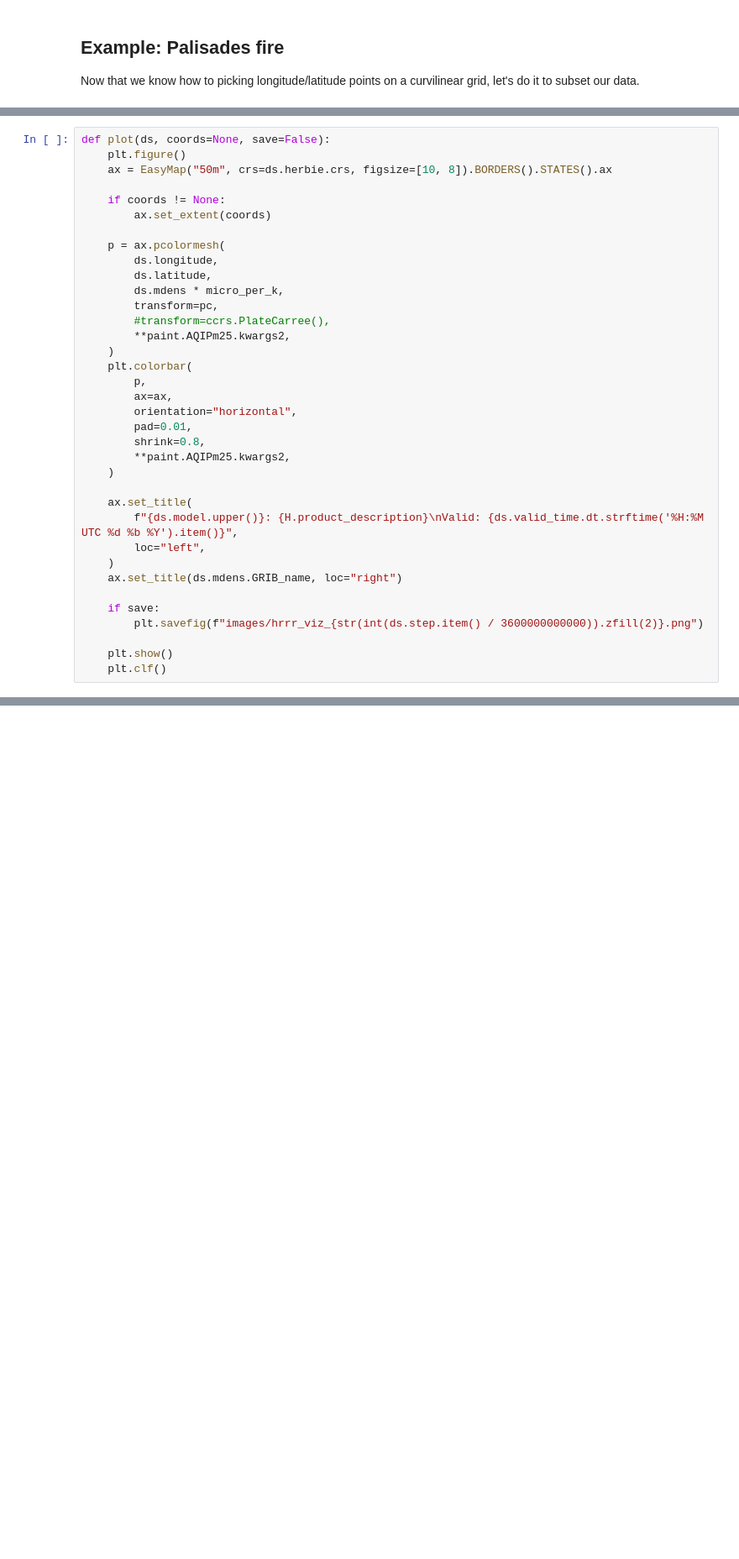
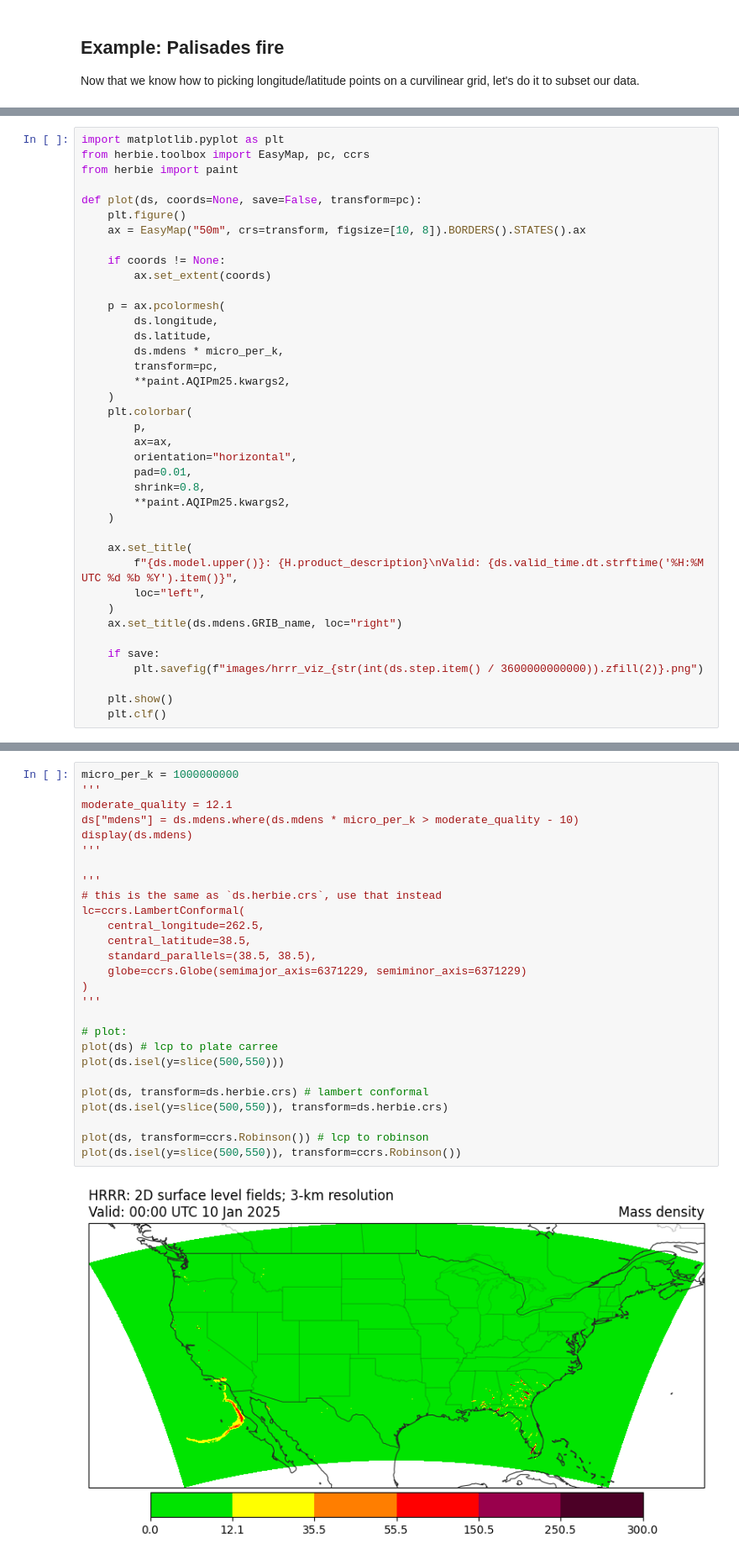
Before and after one commit to matthewgraca/hrrr-smoke-viz, a Jupyter notebook: hrrr_to_np.ipynb, the cells around one changed output, grey strips where cells are left out. Shown at 84% size. Cells and saved outputs as stored; diff of their text form; blank space fills up the shorter version.

```diff
--- a/hrrr_to_np.ipynb
+++ b/hrrr_to_np.ipynb
@@ -187,7 +75,11 @@ array([[1.52000e-09, 1.52000e-09, 1.52000e-09, ..., 8.85486e-26,
 # %%
-def plot(ds, coords=None, save=False):
+import matplotlib.pyplot as plt
+from herbie.toolbox import EasyMap, pc, ccrs
+from herbie import paint
+
+def plot(ds, coords=None, save=False, transform=pc):
     plt.figure()
-    ax = EasyMap("50m", crs=ds.herbie.crs, figsize=[10, 8]).BORDERS().STATES().ax
+    ax = EasyMap("50m", crs=transform, figsize=[10, 8]).BORDERS().STATES().ax
 
     if coords != None:
         ax.set_extent(coords)
@@ -197,7 +89,6 @@ def plot(ds, coords=None, save=False):
         ds.latitude,
         ds.mdens * micro_per_k,
         transform=pc,
-        #transform=ccrs.PlateCarree(),
         **paint.AQIPm25.kwargs2,
     )
     plt.colorbar(
@@ -222,0 +217,29 @@ def plot(ds, coords=None, save=False):
+# %%
+micro_per_k = 1000000000
+'''
+moderate_quality = 12.1
+ds["mdens"] = ds.mdens.where(ds.mdens * micro_per_k > moderate_quality - 10)
+display(ds.mdens)
+'''
+
+'''
+# this is the same as `ds.herbie.crs`, use that instead
+lc=ccrs.LambertConformal(
+    central_longitude=262.5,
+    central_latitude=38.5,
+    standard_parallels=(38.5, 38.5),
+    globe=ccrs.Globe(semimajor_axis=6371229, semiminor_axis=6371229)
+)
+'''
+
+# plot:
+plot(ds) # lcp to plate carree
+plot(ds.isel(y=slice(500,550)))
+
+plot(ds, transform=ds.herbie.crs) # lambert conformal
+plot(ds.isel(y=slice(500,550)), transform=ds.herbie.crs)
+
+plot(ds, transform=ccrs.Robinson()) # lcp to robinson
+plot(ds.isel(y=slice(500,550)), transform=ccrs.Robinson())
+# %% [output]
+[figure, added]
```
Also changed, not shown: parts of 23 cells of this notebook.
